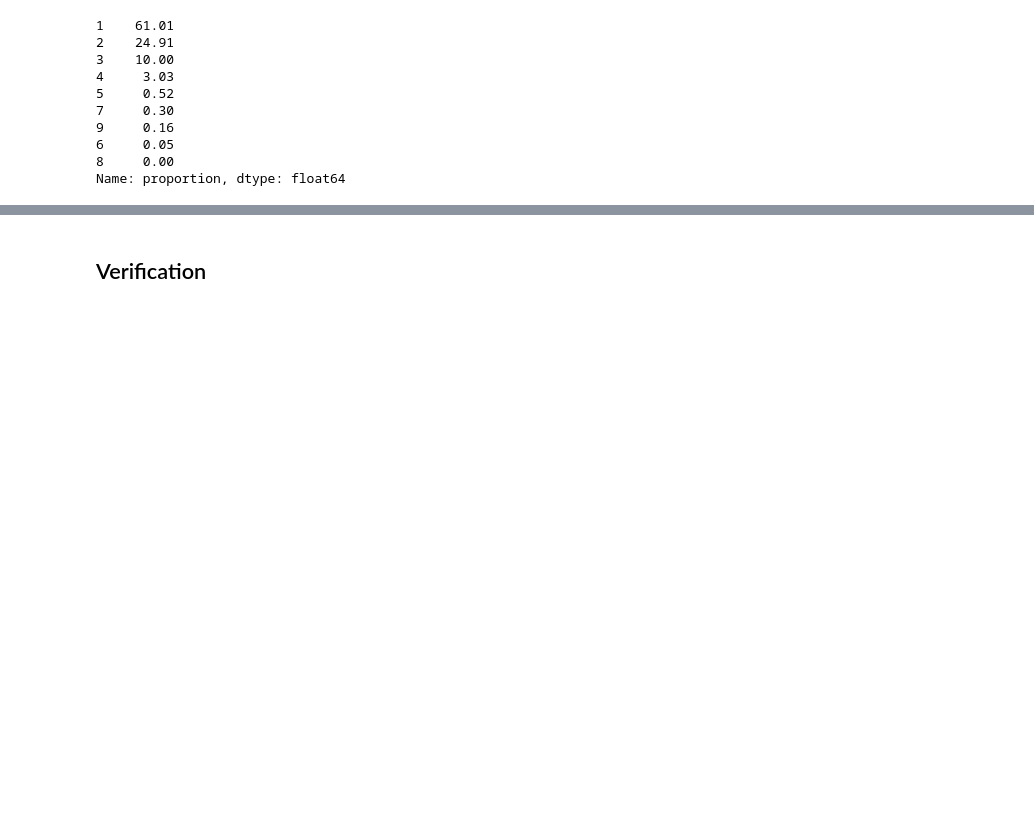
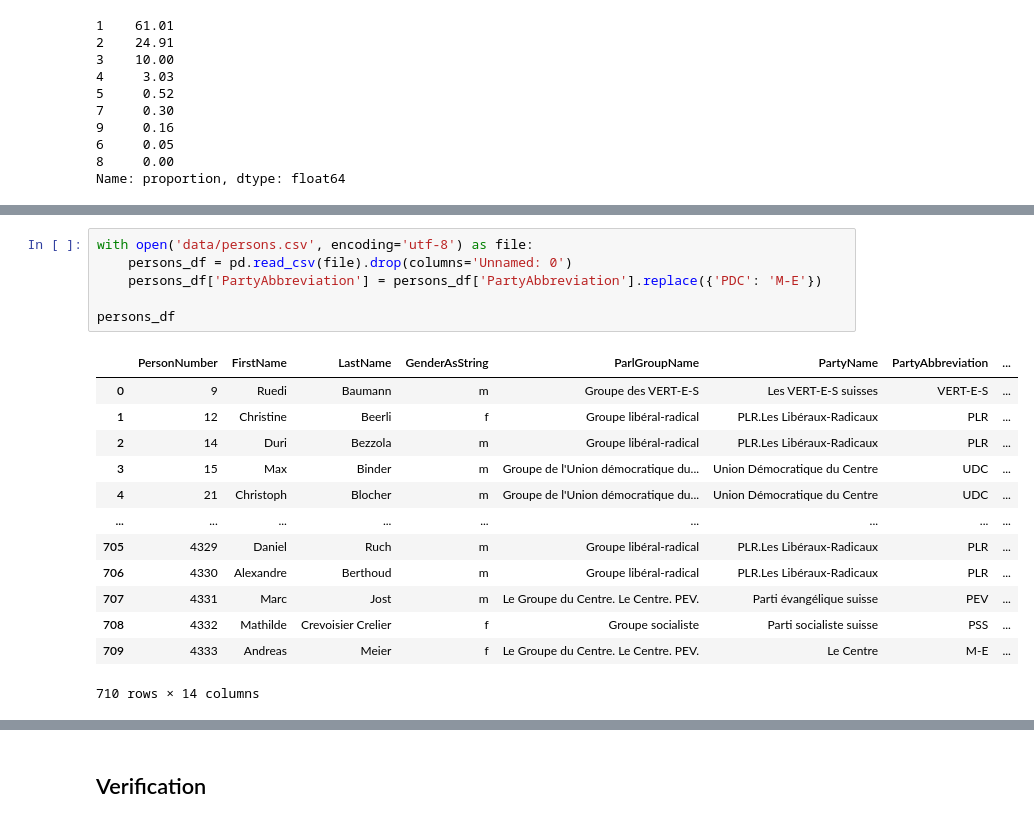
Before and after one commit to cgcrts/ef23_discours, a Jupyter notebook: tag_processing.ipynb, the cells around one changed output, grey strips where cells are left out. Drawn from its saved outputs; the diff is of its cells as text; blank space fills up the shorter version.

```diff
--- a/tag_processing.ipynb
+++ b/tag_processing.ipynb
@@ -274,0 +301,20 @@ Name: proportion, dtype: float64
+# %%
+with open('data/persons.csv', encoding='utf-8') as file:
+    persons_df = pd.read_csv(file).drop(columns='Unnamed: 0')
+    persons_df['PartyAbbreviation'] = persons_df['PartyAbbreviation'].replace({'PDC': 'M-E'})
+
+persons_df
+# %% [output]
+|  | PersonNumber | FirstName | LastName | GenderAsString | ParlGroupName | PartyName | PartyAbbreviation | ... |
+| 0 | 9 | Ruedi | Baumann | m | Groupe des VERT-E-S | Les VERT-E-S suisses | VERT-E-S | ... |
+| 1 | 12 | Christine | Beerli | f | Groupe libéral-radical | PLR.Les Libéraux-Radicaux | PLR | ... |
+| 2 | 14 | Duri | Bezzola | m | Groupe libéral-radical | PLR.Les Libéraux-Radicaux | PLR | ... |
+| 3 | 15 | Max | Binder | m | Groupe de l'Union démocratique du... | Union Démocratique du Centre | UDC | ... |
+| 4 | 21 | Christoph | Blocher | m | Groupe de l'Union démocratique du... | Union Démocratique du Centre | UDC | ... |
+| ... | ... | ... | ... | ... | ... | ... | ... | ... |
+| 705 | 4329 | Daniel | Ruch | m | Groupe libéral-radical | PLR.Les Libéraux-Radicaux | PLR | ... |
+| 706 | 4330 | Alexandre | Berthoud | m | Groupe libéral-radical | PLR.Les Libéraux-Radicaux | PLR | ... |
+| 707 | 4331 | Marc | Jost | m | Le Groupe du Centre. Le Centre. PEV. | Parti évangélique suisse | PEV | ... |
+| 708 | 4332 | Mathilde | Crevoisier Crelier | f | Groupe socialiste | Parti socialiste suisse | PSS | ... |
+| 709 | 4333 | Andreas | Meier | f | Le Groupe du Centre. Le Centre. PEV. | Le Centre | M-E | ... |
+710 rows × 14 columns
```
Also changed, not shown: parts of 16 cells of this notebook, 1 other file.
